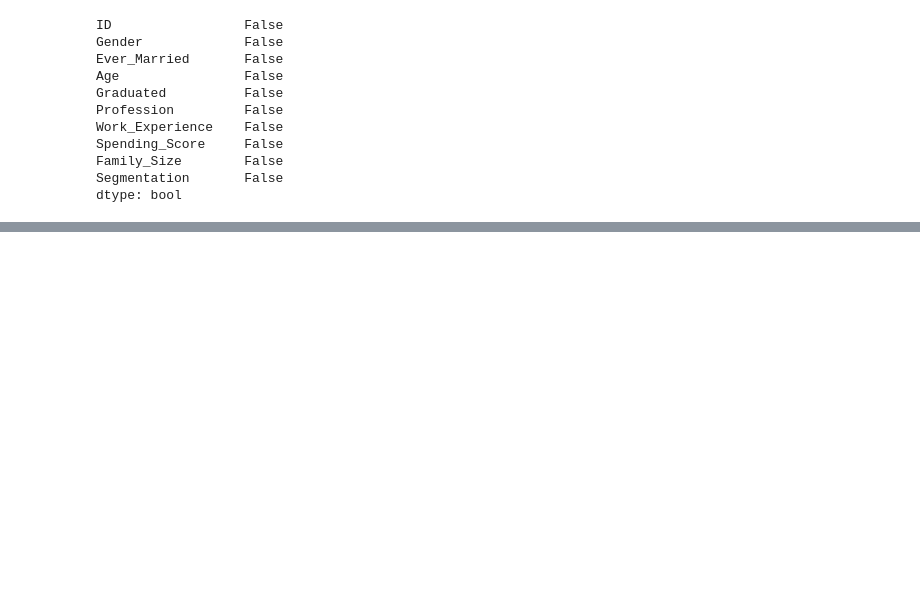
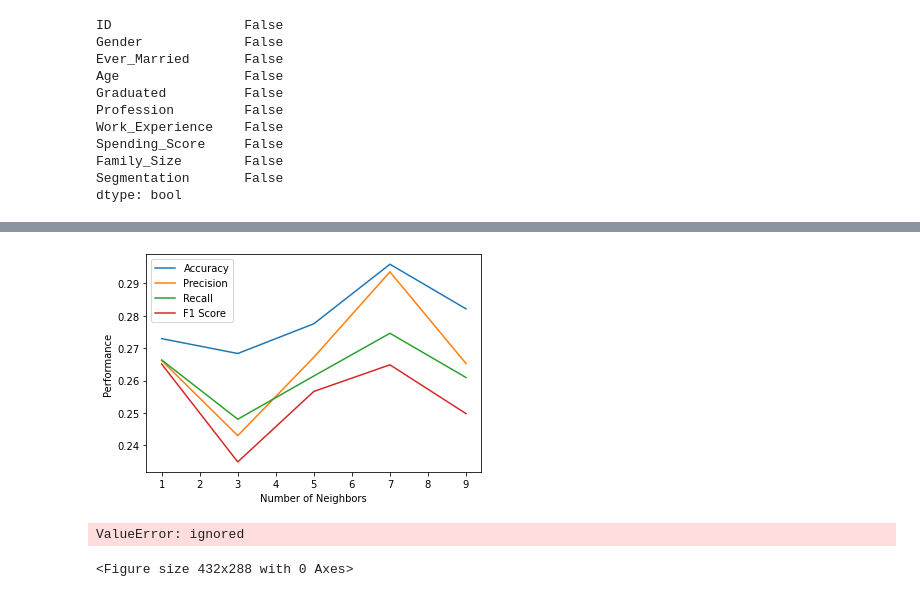
Before and after one commit to Ninkrn/bsc_dpdm22, a Jupyter notebook: project.ipynb, the cells around one changed output, grey strips where cells are left out. Drawn from its saved outputs; the diff is of its cells as text; code cells hidden in the pictures; blank space fills up the shorter version.

```diff
--- a/project.ipynb
+++ b/project.ipynb
@@ -171,0 +225,40 @@ dtype: bool
+# %%
+import matplotlib.pyplot as plt
+
+
+# Train k-NN classifiers with different numbers of neighbors
+num_neighbors = [1, 3, 5, 7, 9]
+accuracy = []
+precision = []
+recall = []
+f1 = []
+
+for n in num_neighbors:
+    clf = KNeighborsClassifier(n_neighbors=n)
+    clf.fit(X_train, y_train)
+    y_pred = clf.predict(X_test)
+    accuracy.append(accuracy_score(y_test, y_pred))
+    precision.append(precision_score(y_test, y_pred, average='macro'))
+    recall.append(recall_score(y_test, y_pred, average='macro'))
+    f1.append(f1_score(y_test, y_pred, average='macro'))
+
+# Plot the performance metrics as a function of the number of neighbors
+plt.plot(num_neighbors, accuracy, label='Accuracy')
+plt.plot(num_neighbors, precision, label='Precision')
+plt.plot(num_neighbors, recall, label='Recall')
+plt.plot(num_neighbors, f1, label='F1 Score')
+plt.xlabel('Number of Neighbors')
+plt.ylabel('Performance')
+plt.legend()
+plt.show()
+#This code trains k-NN classifiers with different numbers of neighbors and evaluates their performance using the accuracy, precision, recall, and F1 score metrics. It then plots these metrics as a function of the number of neighbors. You can use this graph to determine the optimal number of neighbors for your classifier based on the desired trade-off between accuracy, precision, recall, and F1 score.
+# %% [output]
+[figure, added]
+# %%
+ind = 28
+plt.gray()
+plt.matshow(y_pred[ind])
+print(y_pred[ind])
+# %% [output]
+ValueError: ignored
+<Figure size 432x288 with 0 Axes>
```
Also changed, not shown: parts of 9 cells of this notebook.
